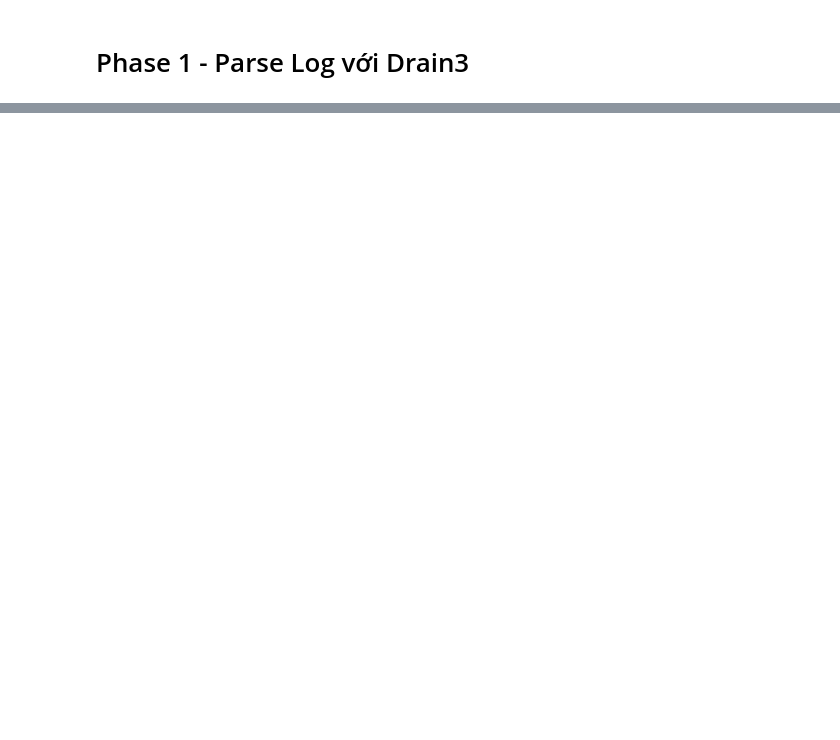
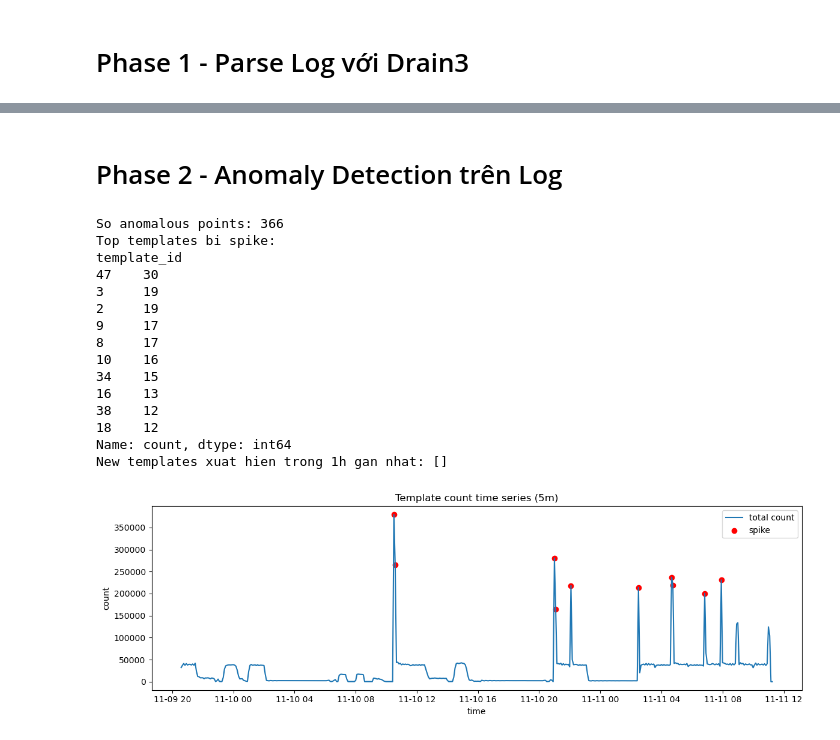
Before and after one commit to KhoaS84/aiops-haikhoa-keys, a Jupyter notebook: w1/day-2/assignment.ipynb, the cells around one changed output, grey strips where cells are left out. Drawn from its saved outputs; the diff is of its cells as text; code cells hidden in the pictures; blank space fills up the shorter version.

```diff
--- a/w1/day-2/assignment.ipynb
+++ b/w1/day-2/assignment.ipynb
@@ -43,0 +114,64 @@ print(df_top)
+# %% [markdown]
+# Phase 2 - Anomaly Detection trên Log
+# %%
+import matplotlib.pyplot as plt
+
+df_logs_valid = df_logs.dropna(subset=["timestamp"]).copy()
+if df_logs_valid.empty:
+    print("Khong co timestamp hop le de tao time series")
+    anomalies = pd.DataFrame(columns=["timestamp", "template_id", "is_anomaly"])
+else:
+    ts_counts = df_logs_valid.groupby([
+        pd.Grouper(key="timestamp", freq="5min"),
+        "template_id"
+    ]).size().unstack(fill_value=0)
+
+    mu = ts_counts.mean()
+    sigma = ts_counts.std().replace(0, pd.NA)
+    threshold = mu + 3 * sigma
+    anomaly_mask = ts_counts.gt(threshold)
+    anomalies = anomaly_mask.stack()
+    anomalies = anomalies[anomalies].reset_index()
+    anomalies.columns = ["timestamp", "template_id", "is_anomaly"]
+
+    print("So anomalous points:", len(anomalies))
+    print("Top templates bi spike:")
+    print(anomalies["template_id"].value_counts().head(10))
+
+    last_ts = ts_counts.index.max()
+    last_hour_start = last_ts - pd.Timedelta(hours=1)
+    first_seen = df_logs_valid.groupby("template_id")["timestamp"].min()
+    new_templates = first_seen[first_seen >= last_hour_start].index.tolist()
+    print("New templates xuat hien trong 1h gan nhat:", new_templates)
+
+    total_counts = ts_counts.sum(axis=1)
+    total_mu = total_counts.mean()
+    total_sigma = total_counts.std()
+    total_threshold = total_mu + 3 * total_sigma
+    spike_points = total_counts[total_counts > total_threshold]
+
+    plt.figure(figsize=(12, 4))
+    plt.plot(total_counts.index, total_counts.values, label="total count")
+    plt.scatter(spike_points.index, spike_points.values, color="red", label="spike")
+    plt.title("Template count time series (5m)")
+    plt.xlabel("time")
+    plt.ylabel("count")
+    plt.legend()
+    plt.tight_layout()
+# %% [output]
+So anomalous points: 366
+Top templates bi spike:
+template_id
+47    30
+3     19
+2     19
+9     17
+8     17
+10    16
+34    15
+16    13
+38    12
+18    12
+Name: count, dtype: int64
+New templates xuat hien trong 1h gan nhat: []
+[figure, added]
```
Also changed, not shown: parts of 7 cells of this notebook, 7 other files.
